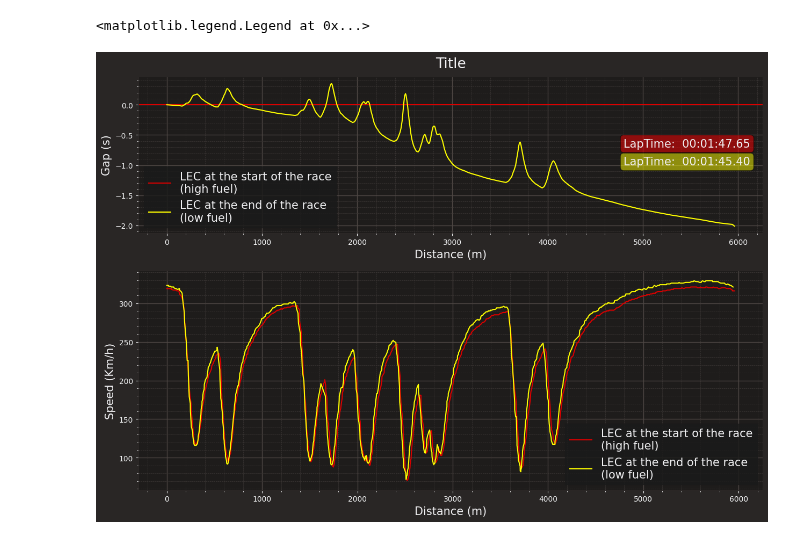
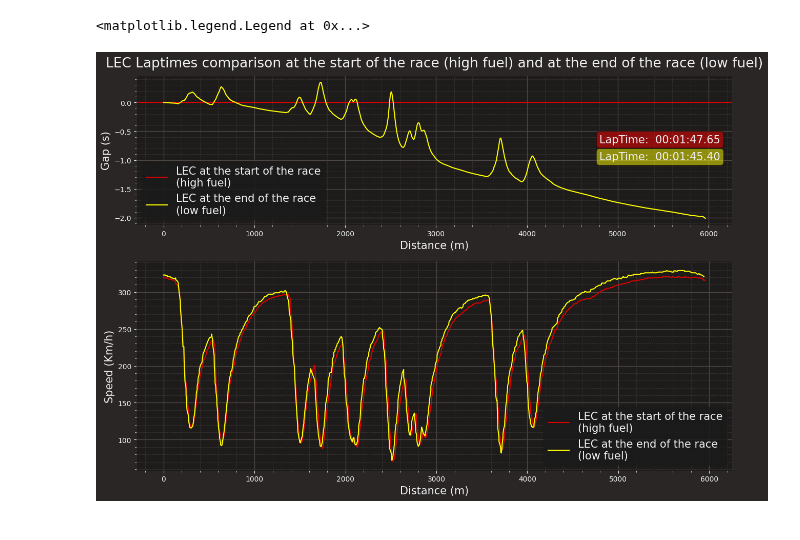
Before and after one commit to Rick8998/Baku2023F1, a Jupyter notebook: SessionsAnalysis/fuel_diff_laptimes.ipynb, the cells around one changed output. Drawn from its saved outputs; the diff is of its cells as text; code cells hidden in the pictures.

```diff
--- a/SessionsAnalysis/fuel_diff_laptimes.ipynb
+++ b/SessionsAnalysis/fuel_diff_laptimes.ipynb
@@ -35,37 +28,37 @@ telemetry_last_lap = last_lap.get_telemetry().add_distance()
 delta_time, ref_tel, compare_tel = utils.delta_time(first_real_lap, last_lap)
 # %%
 plot_size = [15, 10]
-plot_title = f"Title"
+plot_title = f"{driver} Laptimes comparison at the start of the race (high fuel)\nand at the end of the race (low fuel)"
 plot_ratios = [0.5, 0.7]
 plotting.setup_mpl()
 # Make plot a bit bigger
 plt.rcParams['figure.figsize'] = plot_size
 
 # Create subplots with different sizes
 fig, ax = plt.subplots(2, gridspec_kw={'height_ratios': plot_ratios})
 
 ax[0].title.set_text(plot_title)
 
 # Delta line
 ax[0].axhline(0, color=ff1.plotting.team_color("Ferrari"), label = driver+ " at the start of the race\n(high fuel)")
 ax[0].plot(ref_tel['Distance'], delta_time, color="yellow", label= driver+ " at the end of the race\n(low fuel)")
 ax[0].set_ylabel("Gap (s)", fontsize = 10)
 ax[0].set_xlabel("Distance (m)", fontsize=10)
 ax[0].yaxis.label.set_size(15)
 ax[0].xaxis.label.set_size(15)
 ax[0].text(x=4800, y = -0.7, s = f"LapTime: {str(first_real_lap.LapTime)[12:24]}", fontsize=15, bbox=dict(boxstyle='round', facecolor='red', alpha=0.5))
 ax[0].text(x=4800, y = -1.0, s = f"LapTime: {str(last_lap.LapTime)[12:24]}", fontsize=15, bbox=dict(boxstyle='round', facecolor='yellow', alpha=0.5))
 ax[0].legend(loc="lower left", prop={'size': 15})
 
 
 # Speed trace
 ax[1].plot(telemetry_first_lap['Distance'], telemetry_first_lap['Speed'], label=driver+ " at the start of the race\n(high fuel)", color=ff1.plotting.team_color("Ferrari"))
 ax[1].plot(telemetry_last_lap['Distance'], telemetry_last_lap['Speed'], label=driver+" at the end of the race\n(low fuel)", color="yellow")
 ax[1].set_ylabel("Speed (Km/h)", fontsize=10)
 ax[1].set_xlabel("Distance (m)", fontsize=10)
 ax[1].yaxis.label.set_size(15)
 ax[1].xaxis.label.set_size(15)
 ax[1].legend(loc="lower right", prop={'size': 15})
 # %% [output]
 <matplotlib.legend.Legend at 0x...>
-[figure, old version]
+[figure, new version]
```
Also changed, not shown: parts of 1 cell of this notebook.
